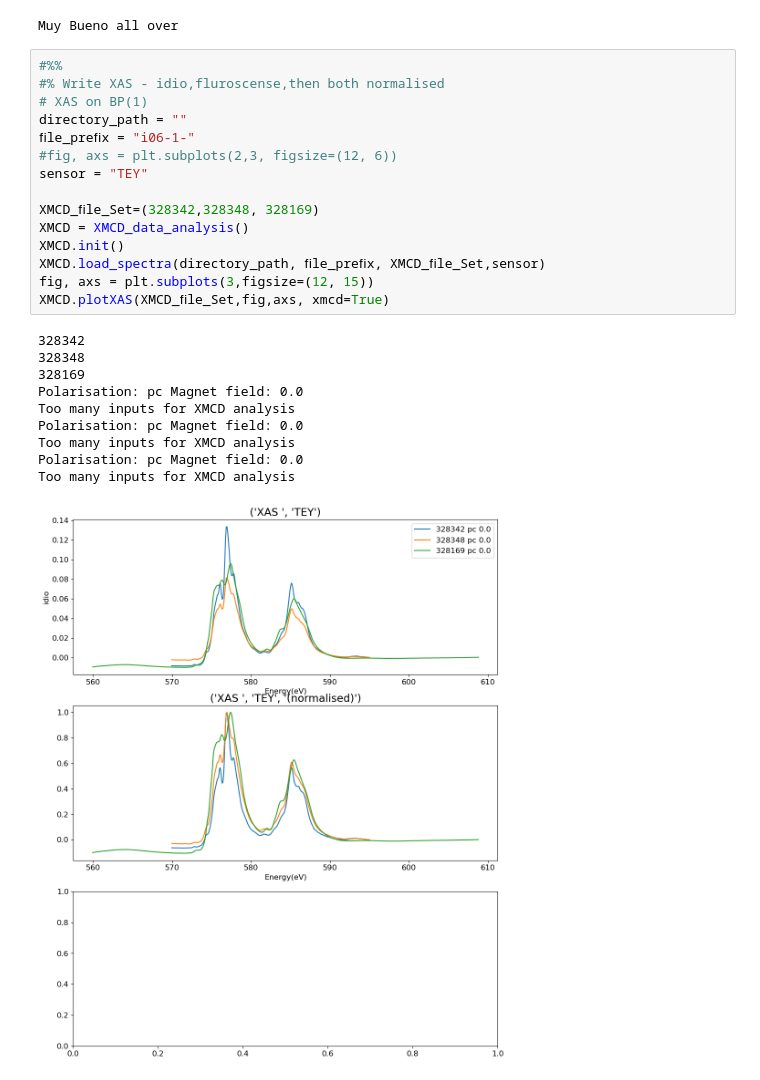
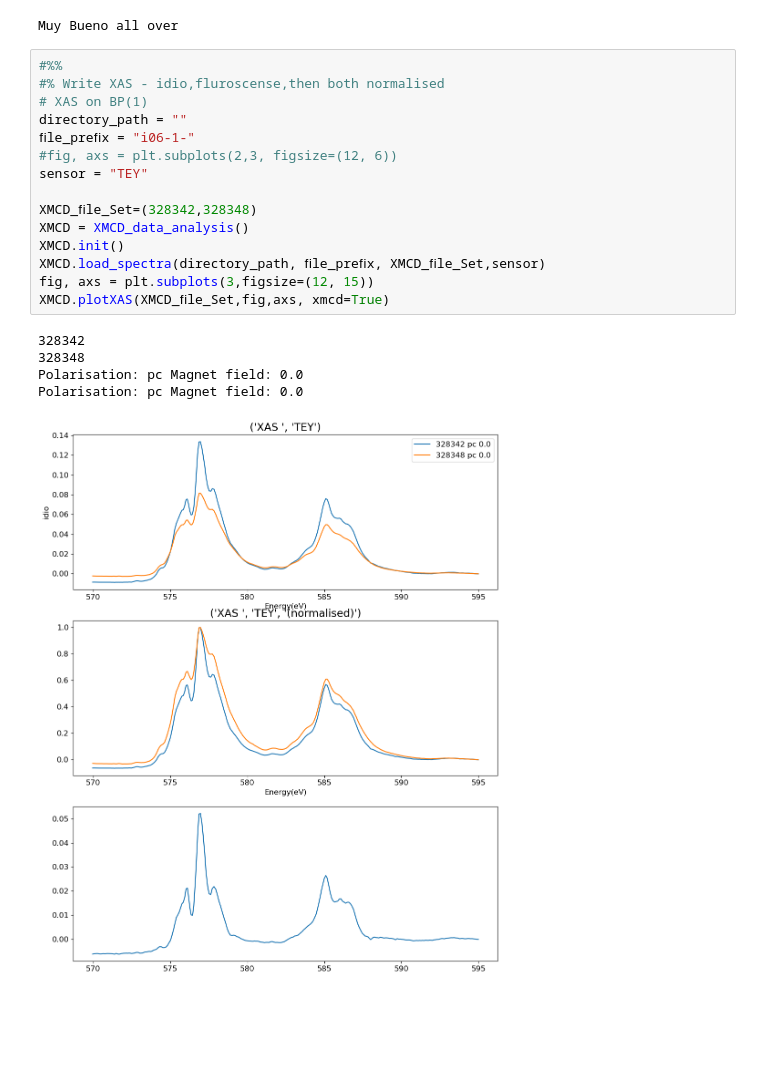
Before and after one commit to FWKCarlisle/PhD-Codes, a Jupyter notebook: Diamond_CrCl3_jan2025/Code/Feb_XMCD.ipynb, the cells around one changed output. Saved outputs shown, nothing was run; the diff lists cells and outputs as text; blank space fills up the shorter version.

```diff
--- a/Diamond_CrCl3_jan2025/Code/Feb_XMCD.ipynb
+++ b/Diamond_CrCl3_jan2025/Code/Feb_XMCD.ipynb
@@ -220,26 +220,21 @@ Muy Bueno all over
 # %%
 #%%
 #% Write XAS - idio,fluroscense,then both normalised
 # XAS on BP(1)
 directory_path = ""
 ﬁle_preﬁx = "i06-1-"
 #fig, axs = plt.subplots(2,3, figsize=(12, 6))
 sensor = "TEY"
 
-XMCD_ﬁle_Set=(328342,328348, 328169)
+XMCD_ﬁle_Set=(328342,328348)
 XMCD = XMCD_data_analysis()
 XMCD.init()
 XMCD.load_spectra(directory_path, ﬁle_preﬁx, XMCD_ﬁle_Set,sensor)
 fig, axs = plt.subplots(3,figsize=(12, 15))
 XMCD.plotXAS(XMCD_ﬁle_Set,fig,axs, xmcd=True)
 # %% [output]
 328342
 328348
-328169
 Polarisation: pc Magnet field: 0.0
-Too many inputs for XMCD analysis
 Polarisation: pc Magnet field: 0.0
-Too many inputs for XMCD analysis
-Polarisation: pc Magnet field: 0.0
-Too many inputs for XMCD analysis
-[figure, old version]
+[figure, new version]
```
Also changed, not shown: 2 other files.
